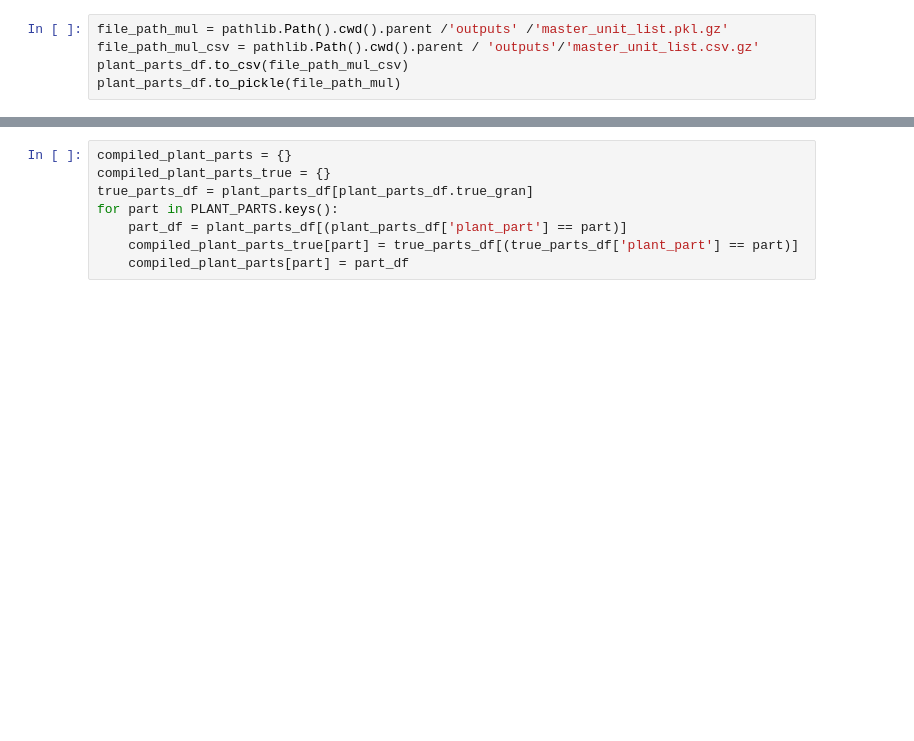
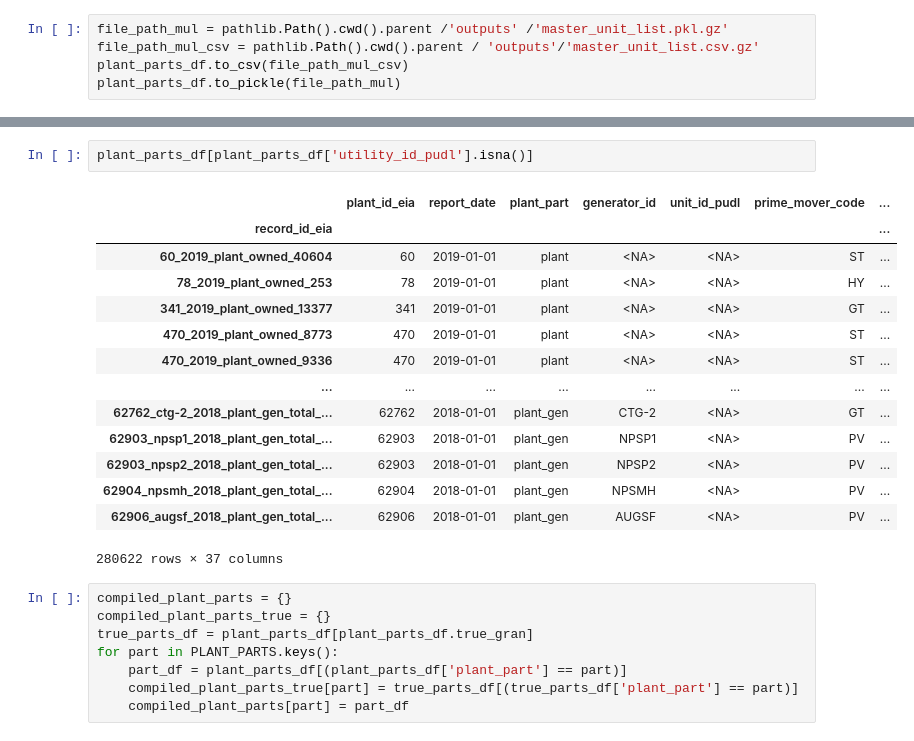
Before and after one commit to catalyst-cooperative/rmi-ferc1-eia, a Jupyter notebook: notebooks/make_master_unit_list_eia.ipynb, the cells around one changed output, grey strips where cells are left out. Cells and saved outputs as stored; diff of their text form; blank space fills up the shorter version.

Commit message:
explore why cg and I have different values for utility_id_eia = na

```diff
--- a/notebooks/make_master_unit_list_eia.ipynb
+++ b/notebooks/make_master_unit_list_eia.ipynb
@@ -142,3 +120,20 @@ len(plant_parts_df[plant_parts_df.utility_id_pudl.isnull()])/len(plant_parts_df)
+# %%
+plant_parts_df[plant_parts_df['utility_id_pudl'].isna()]
+# %% [output]
+|  | plant_id_eia | report_date | plant_part | generator_id | unit_id_pudl | prime_mover_code | ... |
+| record_id_eia |  |  |  |  |  |  | ... |
+| 60_2019_plant_owned_40604 | 60 | 2019-01-01 | plant | <NA> | <NA> | ST | ... |
+| 78_2019_plant_owned_253 | 78 | 2019-01-01 | plant | <NA> | <NA> | HY | ... |
+| 341_2019_plant_owned_13377 | 341 | 2019-01-01 | plant | <NA> | <NA> | GT | ... |
+| 470_2019_plant_owned_8773 | 470 | 2019-01-01 | plant | <NA> | <NA> | ST | ... |
+| 470_2019_plant_owned_9336 | 470 | 2019-01-01 | plant | <NA> | <NA> | ST | ... |
+| ... | ... | ... | ... | ... | ... | ... | ... |
+| 62762_ctg-2_2018_plant_gen_total_... | 62762 | 2018-01-01 | plant_gen | CTG-2 | <NA> | GT | ... |
+| 62903_npsp1_2018_plant_gen_total_... | 62903 | 2018-01-01 | plant_gen | NPSP1 | <NA> | PV | ... |
+| 62903_npsp2_2018_plant_gen_total_... | 62903 | 2018-01-01 | plant_gen | NPSP2 | <NA> | PV | ... |
+| 62904_npsmh_2018_plant_gen_total_... | 62904 | 2018-01-01 | plant_gen | NPSMH | <NA> | PV | ... |
+| 62906_augsf_2018_plant_gen_total_... | 62906 | 2018-01-01 | plant_gen | AUGSF | <NA> | PV | ... |
+280622 rows × 37 columns
 # %%
 compiled_plant_parts = {}
 compiled_plant_parts_true = {}
```
Also changed, not shown: parts of 11 cells of this notebook, 1 other file.
